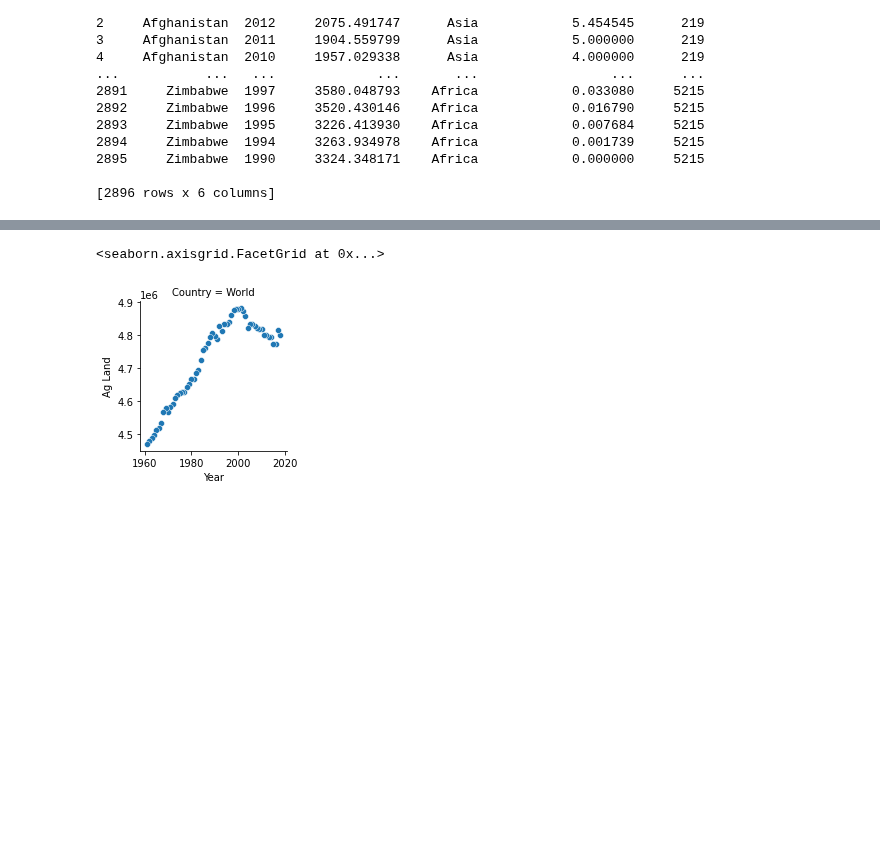
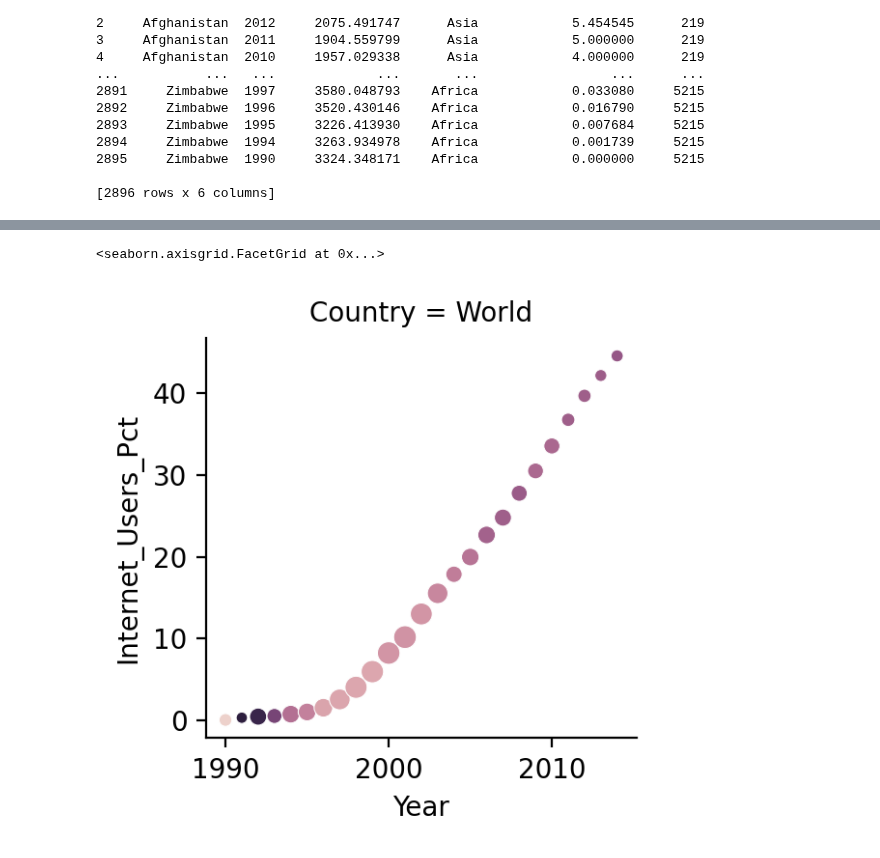
Before and after one commit to nss-data-science-cohort-5/un_exploration-ccmerry, a Jupyter notebook: notebooks/UN_Data_Exploration.ipynb, the cells around one changed output, grey strips where cells are left out. Drawn from its saved outputs; the diff is of its cells as text; code cells hidden in the pictures; blank space fills up the shorter version.

```diff
--- a/notebooks/UN_Data_Exploration.ipynb
+++ b/notebooks/UN_Data_Exploration.ipynb
@@ -5,6 +5,8 @@ import matplotlib.pyplot as plt
 import seaborn as sns
 
 %matplotlib inline
+# %%
+plt.rcParams["figure.dpi"] = 200
 # %%
 gdp_df = pd.read_csv("../data/gdp_per_capita.csv",keep_default_na = False, skipfooter = 3,engine='python')
 # %%
@@ -689,7 +708,10 @@ top_gdp_countries_with_ag.map(sns.scatterplot,"Year","Internet_Users_Pct","Ag La
+# %%
+gdp_and_internet_use_mean = gdp_and_internet_use.groupby("Year").mean()
+world_combined = pd.merge(gdp_and_internet_use_mean,ag_df[ag_df["Country"]=="World"], how = "inner", on = ["Year"])
 # %%
-ag_diff_world = ag_df[(ag_df["Country"] == "World")]
-world_with_ag = sns.FacetGrid(ag_diff_world, row = "Country")
-world_with_ag.map(sns.scatterplot,"Year","Ag Land")
+ag_diff_world = world_combined
+world_with_ag = sns.FacetGrid(world_combined, row = "Country")
+world_with_ag.map(sns.scatterplot,"Year","Internet_Users_Pct","GDP_Per_Capita","Ag Land")
 # %% [output]
 <seaborn.axisgrid.FacetGrid at 0x...>
-[figure, old version]
+[figure, new version]
```
Also changed, not shown: parts of 13 cells of this notebook.
